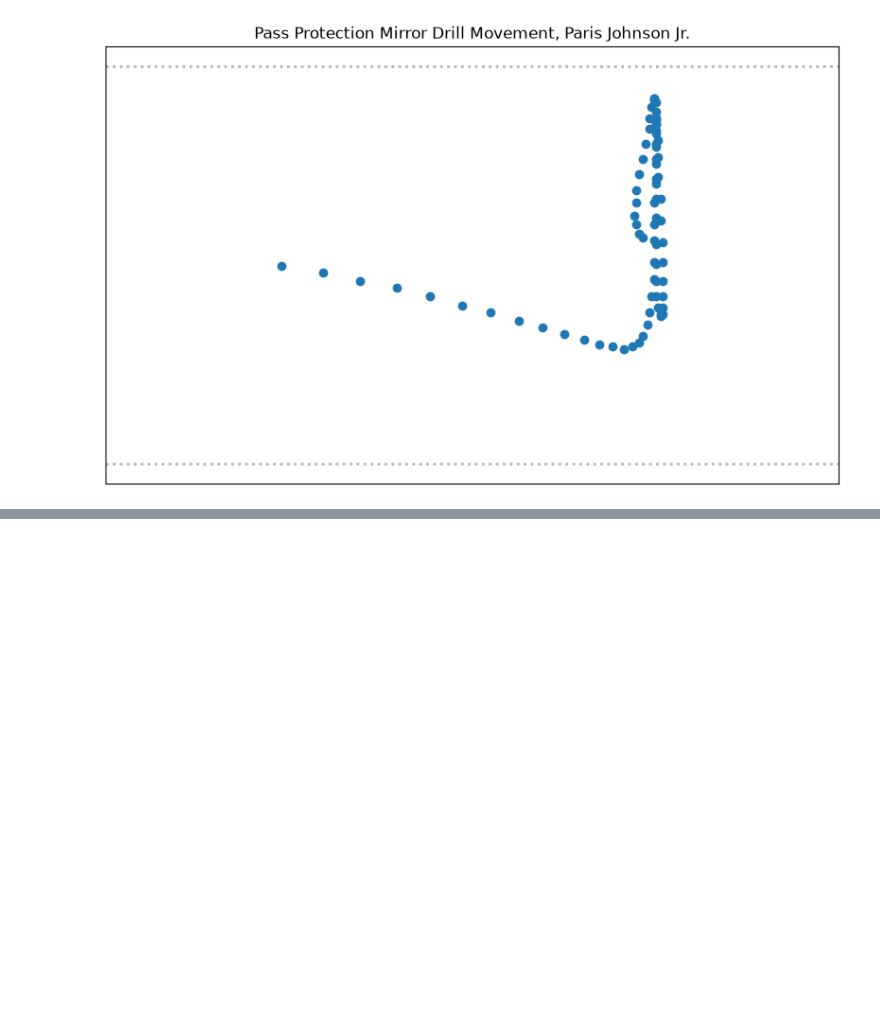
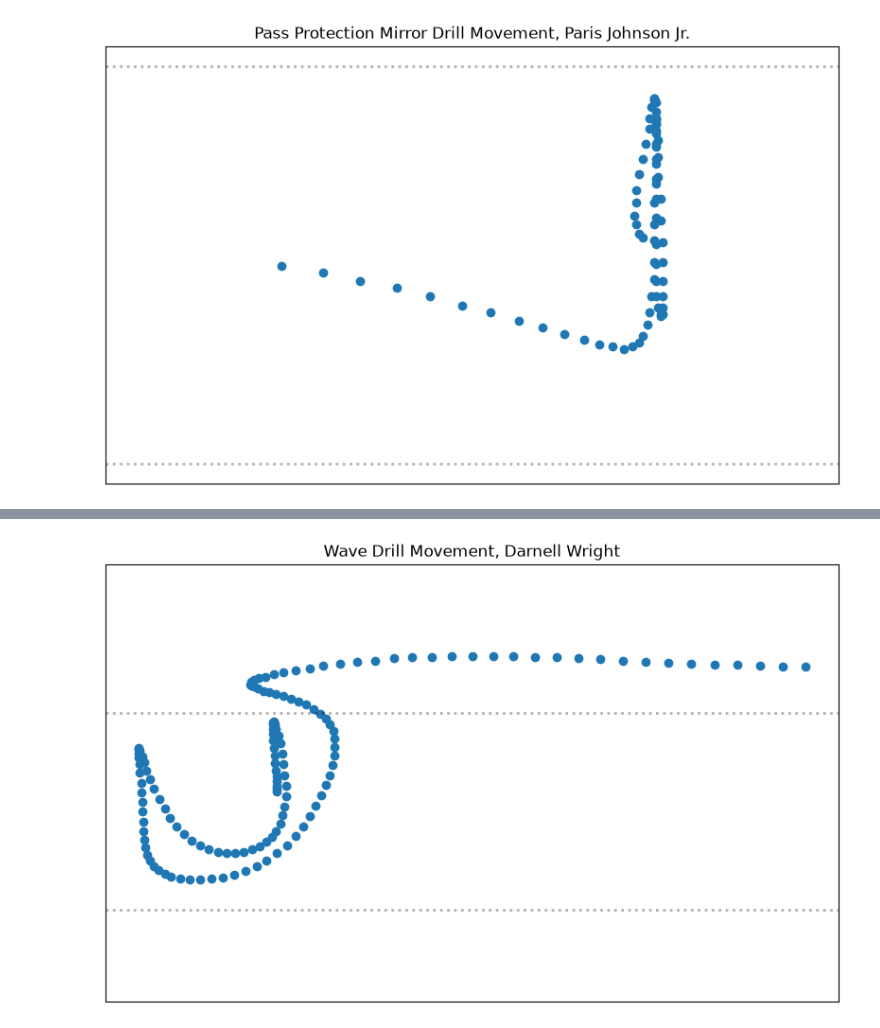
Before and after one commit to hankike/Big_Data_Bowl_27, a Jupyter notebook: combine.ipynb, the cells around one changed output, grey strips where cells are left out. Saved outputs shown, nothing was run; the diff lists cells and outputs as text; code cells hidden in the pictures; blank space fills up the shorter version.

Commit message:
Updating wave

```diff
--- a/combine.ipynb
+++ b/combine.ipynb
@@ -282,3 +278,20 @@ plt.show()
+# %%
+plt.figure(figsize=(10, 6))
+plt.scatter(wave_wright['x'], wave_wright['y'])
+
+plt.axhline(y = 23.61, color = 'black', linestyle = ':', linewidth = 2, alpha = 0.3)
+plt.axhline(y = 29.69, color = 'black', linestyle = ':', linewidth = 2, alpha = 0.3)
+
+plt.xticks([])
+plt.yticks([])
+
+plt.title('Wave Drill Movement, Darnell Wright')
+
+plt.axis('equal')
+plt.gca().invert_xaxis()
+plt.show()
+# %% [output]
+[figure, added]
 # %%
 wave_paris = paris.loc[
     (paris['drill_name'] == 'FIVE_YARD_WAVE_DRILL_SLIDE_AND_SHUFFLE') &
```
Also changed, not shown: parts of 8 cells of this notebook.
